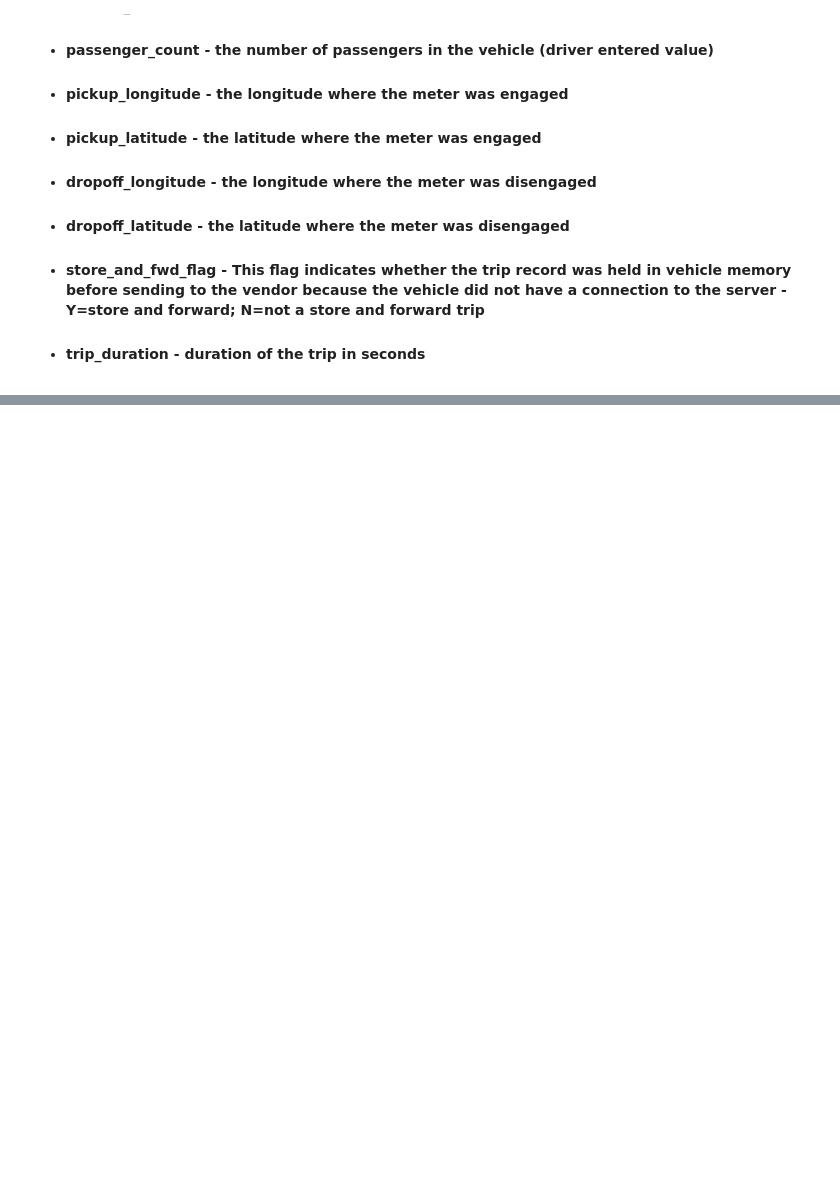
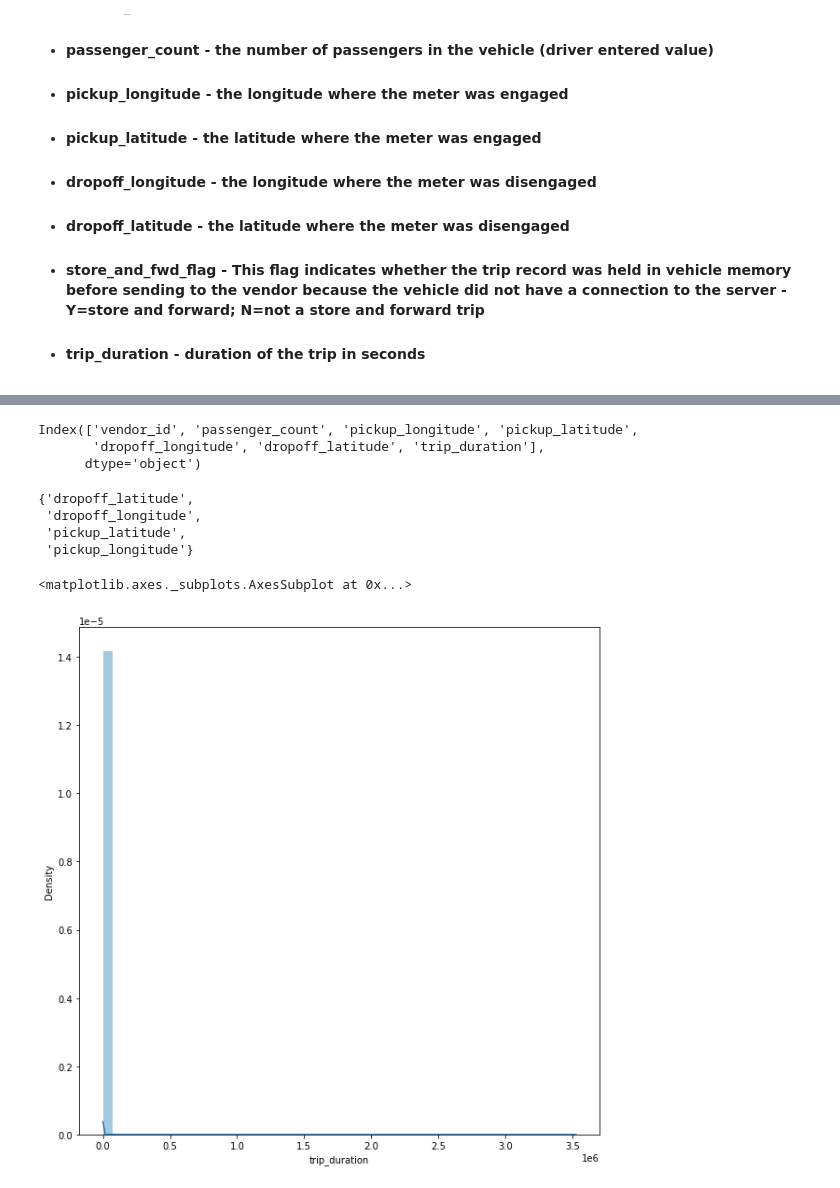
Before and after one commit to jainrasik/NYC-Taxi-Trip-Time-Prediction-Rasik-Jain, a Jupyter notebook: NYC_Taxi_Trip_Time_Prediction_rasik_jain_Capstone_Project.ipynb, the cells around one changed output, grey strips where cells are left out. Saved outputs shown, nothing was run; the diff lists cells and outputs as text; code cells hidden in the pictures; blank space fills up the shorter version.

```diff
--- a/NYC_Taxi_Trip_Time_Prediction_rasik_jain_Capstone_Project.ipynb
+++ b/NYC_Taxi_Trip_Time_Prediction_rasik_jain_Capstone_Project.ipynb
@@ -28,0 +49,4 @@
+# %%
+# Reading the file from drive and converting to Dataframe
+dir='/content/drive/MyDrive/Colab Notebooks/data files/'
+df=pd.read_csv(dir+'NYC Taxi Data.csv')
@@ -28,0 +88,4 @@
+# %%
+df['pickup_datetime'] = df['pickup_datetime'].apply(lambda x: datetime.strptime(x, '%Y-%m-%d %H:%M:%S'))
+df['dropoff_datetime'] = df['dropoff_datetime'].apply(lambda x: datetime.strptime(x, '%Y-%m-%d %H:%M:%S'))
+df.info()
@@ -28,0 +117,2 @@
+# %%
+df.drop('id',axis=1,inplace=True)
@@ -28,0 +131,23 @@
+# %%
+numerical_feature=df.describe().columns
+numerical_feature
+# %% [output]
+Index(['vendor_id', 'passenger_count', 'pickup_longitude', 'pickup_latitude',
+       'dropoff_longitude', 'dropoff_latitude', 'trip_duration'],
+      dtype='object')
+# %%
+dependent_variable='trip_duration'
+# %%
+independent_numerical_varaible=set(numerical_feature)-{'trip_duration','passenger_count','vendor_id'}
+independent_numerical_varaible
+# %% [output]
+{'dropoff_latitude',
+ 'dropoff_longitude',
+ 'pickup_latitude',
+ 'pickup_longitude'}
+# %%
+plt.figure(figsize=[10,10])
+sns.distplot(df[dependent_variable])
+# %% [output]
+<matplotlib.axes._subplots.AxesSubplot at 0x...>
+[figure, added]
```
Also changed, not shown: parts of 41 cells of this notebook.
